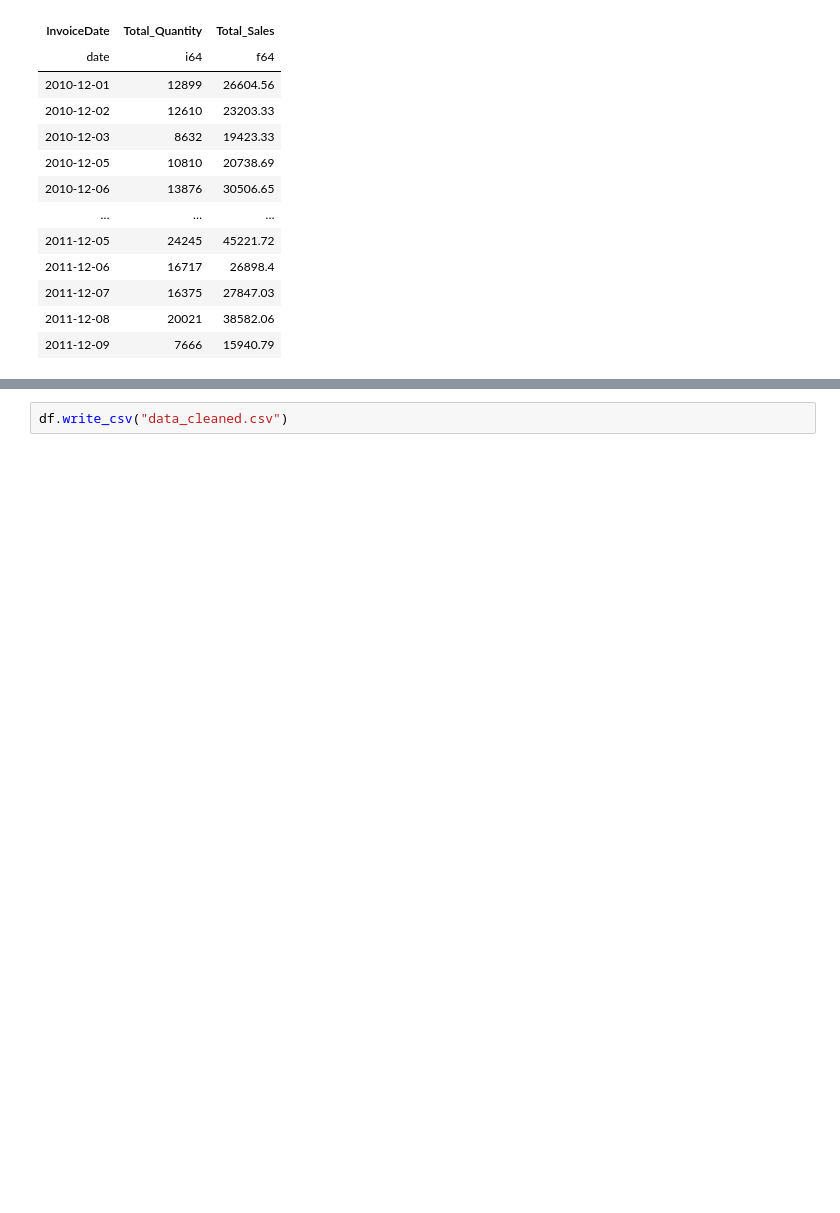
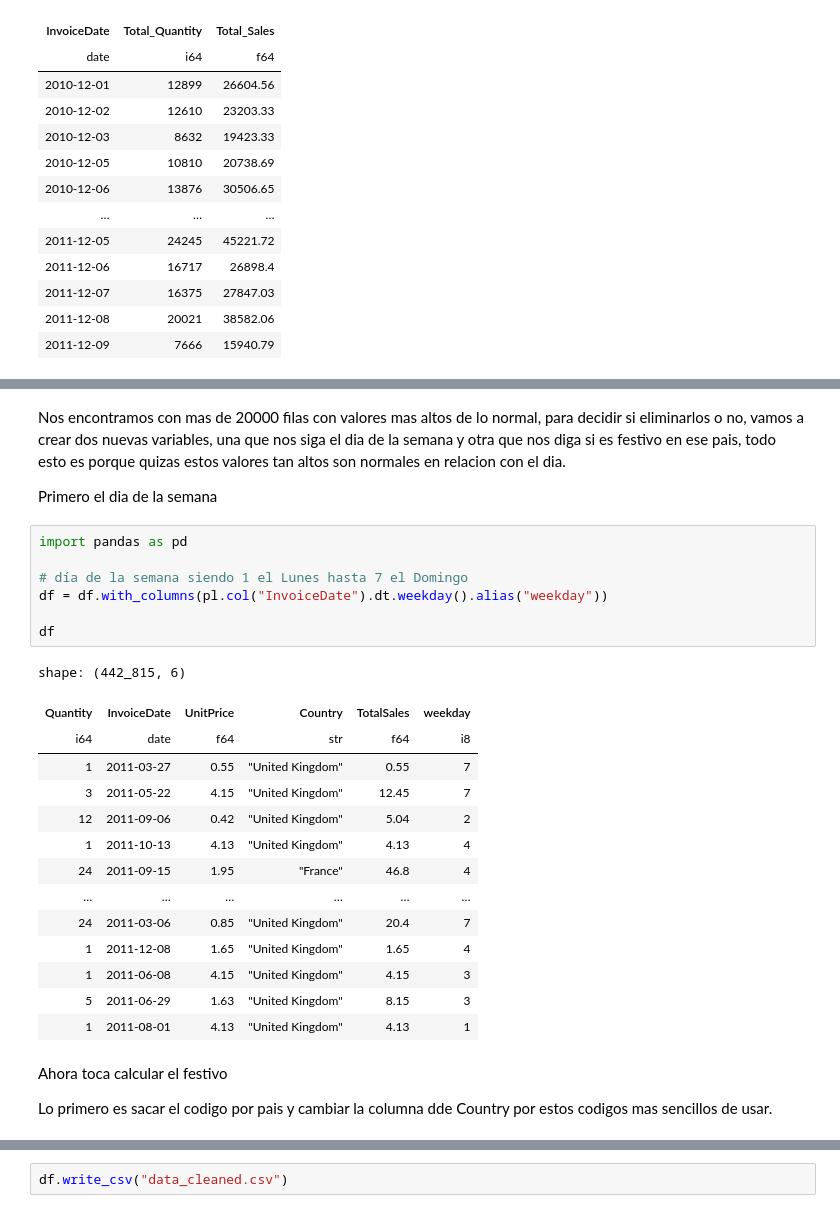
Before and after one commit to Thepelican18/Master_AI_group_activity_1, a Jupyter notebook: limpieza.ipynb, the cells around one changed output, grey strips where cells are left out. Cells and saved outputs as stored; diff of their text form; blank space fills up the shorter version.

```diff
--- a/limpieza.ipynb
+++ b/limpieza.ipynb
@@ -389,0 +433,31 @@ shape: (305, 3)
+# %% [markdown]
+Nos encontramos con mas de 20000 filas con valores mas altos de lo normal, para decidir si eliminarlos o no, vamos a crear dos nuevas variables, una que nos siga el dia de la semana y otra que nos diga si es
+festivo en ese pais, todo esto es porque quizas estos valores tan altos son normales en relacion con el dia.
+
+Primero el dia de la semana
+# %%
+import pandas as pd
+
+# día de la semana siendo 1 el Lunes hasta 7 el Domingo
+df = df.with_columns(pl.col("InvoiceDate").dt.weekday().alias("weekday"))
+
+df
+# %% [output]
+shape: (442_815, 6)
+| Quantity | InvoiceDate | UnitPrice | Country | TotalSales | weekday |
+| i64 | date | f64 | str | f64 | i8 |
+| 1 | 2011-03-27 | 0.55 | "United Kingdom" | 0.55 | 7 |
+| 3 | 2011-05-22 | 4.15 | "United Kingdom" | 12.45 | 7 |
+| 12 | 2011-09-06 | 0.42 | "United Kingdom" | 5.04 | 2 |
+| 1 | 2011-10-13 | 4.13 | "United Kingdom" | 4.13 | 4 |
+| 24 | 2011-09-15 | 1.95 | "France" | 46.8 | 4 |
+| … | … | … | … | … | … |
+| 24 | 2011-03-06 | 0.85 | "United Kingdom" | 20.4 | 7 |
+| 1 | 2011-12-08 | 1.65 | "United Kingdom" | 1.65 | 4 |
+| 1 | 2011-06-08 | 4.15 | "United Kingdom" | 4.15 | 3 |
+| 5 | 2011-06-29 | 1.63 | "United Kingdom" | 8.15 | 3 |
+| 1 | 2011-08-01 | 4.13 | "United Kingdom" | 4.13 | 1 |
+# %% [markdown]
+Ahora toca calcular el festivo
+
+Lo primero es sacar el codigo por pais y cambiar la columna dde Country por estos codigos mas sencillos de usar.
```
Also changed, not shown: parts of 40 cells of this notebook, 3 other files.
